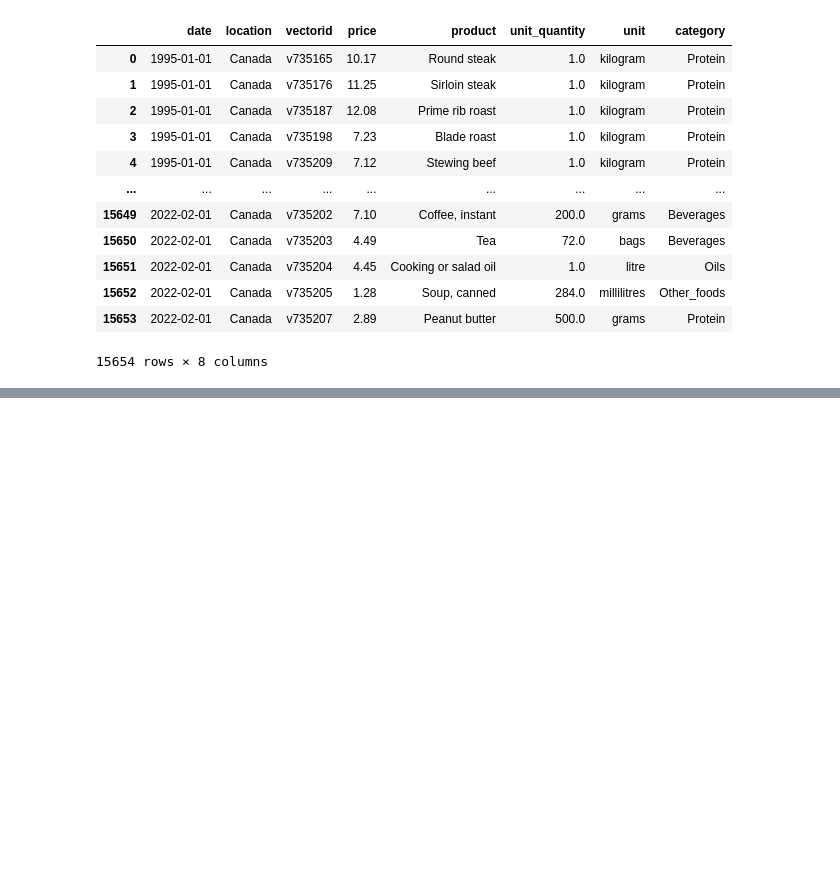
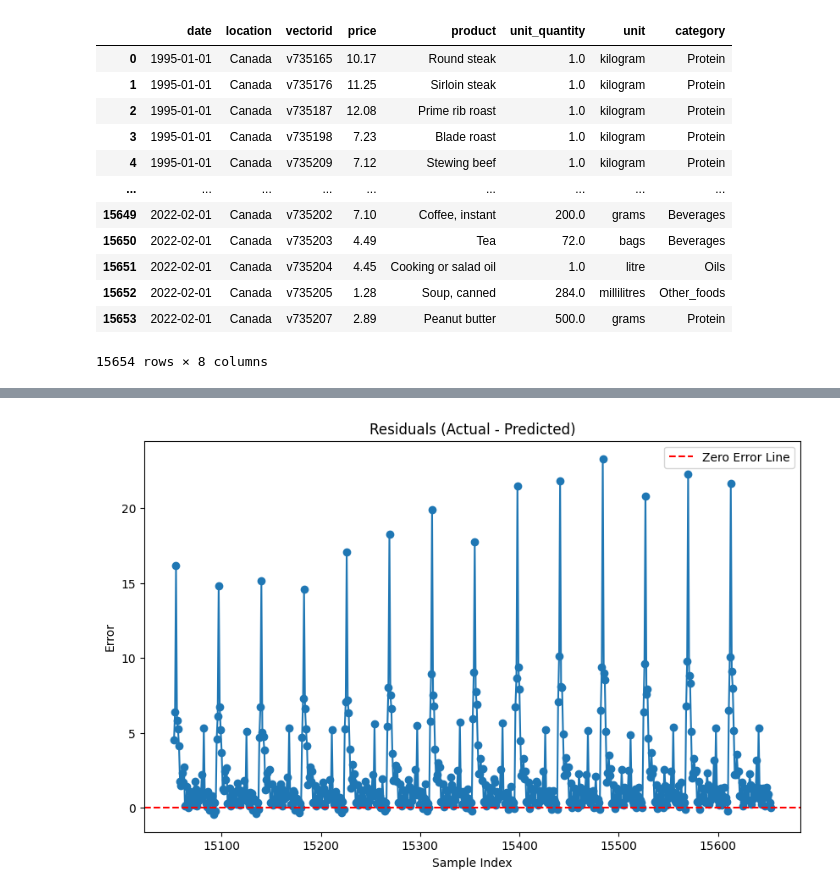
Before and after one commit to madiwiebe/ict-food-cost-planner-project, a Jupyter notebook: data_sources/clean_data/National_MRA_TetianaFesenko.ipynb, the cells around one changed output, grey strips where cells are left out. Saved outputs shown, nothing was run; the diff lists cells and outputs as text; code cells hidden in the pictures; blank space fills up the shorter version.

```diff
--- a/data_sources/clean_data/National_MRA_TetianaFesenko.ipynb
+++ b/data_sources/clean_data/National_MRA_TetianaFesenko.ipynb
@@ -27,0 +172,12 @@ df_national_MRA
+# %%
+# Line Plot of Residuals
+plt.figure(figsize=(10, 6))
+plt.plot(compare_prices['Residuals'], marker='o')
+plt.axhline(0, color='red', linestyle='--', label='Zero Error Line')
+plt.title('Residuals (Actual - Predicted)')
+plt.xlabel('Sample Index')
+plt.ylabel('Error')
+plt.legend()
+plt.show()
+# %% [output]
+[figure, added]
```
Also changed, not shown: parts of 63 cells of this notebook.
